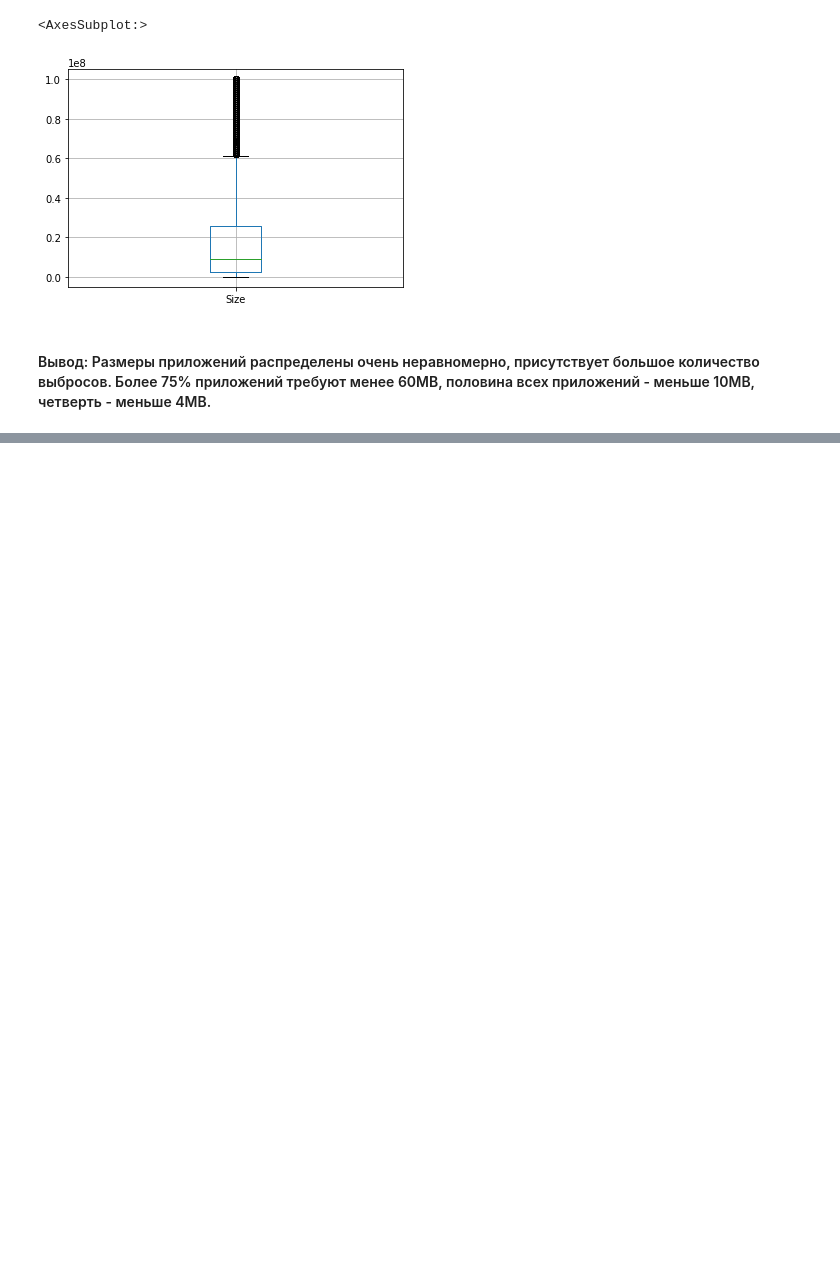
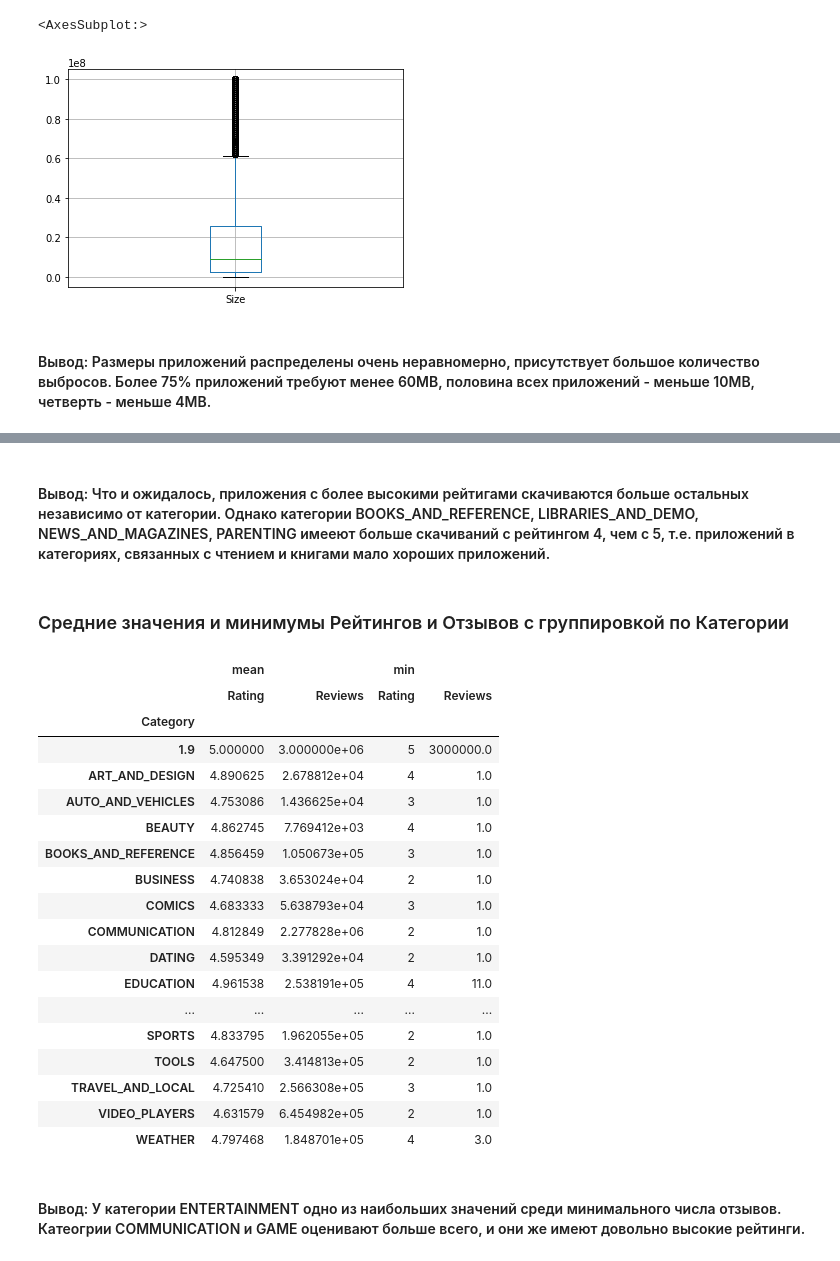
Before and after one commit to AlexeyShalaev/GooglePlayDataset, a Jupyter notebook: data_research.ipynb, the cells around one changed output, grey strips where cells are left out. Saved outputs shown, nothing was run; the diff lists cells and outputs as text; code cells hidden in the pictures; blank space fills up the shorter version.

```diff
--- a/data_research.ipynb
+++ b/data_research.ipynb
@@ -453,0 +511,28 @@ df.boxplot(column='Size')
+# %% [markdown]
+#### Вывод: Что и ожидалось, приложения с более высокими рейтигами скачиваются больше остальных независимо от категории. Однако категории BOOKS_AND_REFERENCE, LIBRARIES_AND_DEMO, NEWS_AND_MAGAZINES, PARENTING имееют больше скачиваний с рейтингом 4, чем с 5, т.е. приложений в категориях, связанных с чтением и книгами мало хороших приложений.
+# %% [markdown]
+### Средние значения и минимумы Рейтингов и Отзывов с группировкой по Категории
+# %%
+df[df['Reviews'] > 0].pivot_table(index=['Category'], values=['Rating', 'Reviews'], aggfunc=['mean', 'min'])
+# %% [output]
+|  | mean |  | min |  |
+|  | Rating | Reviews | Rating | Reviews |
+| Category |  |  |  |  |
+| 1.9 | 5.000000 | 3.000000e+06 | 5 | 3000000.0 |
+| ART_AND_DESIGN | 4.890625 | 2.678812e+04 | 4 | 1.0 |
+| AUTO_AND_VEHICLES | 4.753086 | 1.436625e+04 | 3 | 1.0 |
+| BEAUTY | 4.862745 | 7.769412e+03 | 4 | 1.0 |
+| BOOKS_AND_REFERENCE | 4.856459 | 1.050673e+05 | 3 | 1.0 |
+| BUSINESS | 4.740838 | 3.653024e+04 | 2 | 1.0 |
+| COMICS | 4.683333 | 5.638793e+04 | 3 | 1.0 |
+| COMMUNICATION | 4.812849 | 2.277828e+06 | 2 | 1.0 |
+| DATING | 4.595349 | 3.391292e+04 | 2 | 1.0 |
+| EDUCATION | 4.961538 | 2.538191e+05 | 4 | 11.0 |
+| ... | ... | ... | ... | ... |
+| SPORTS | 4.833795 | 1.962055e+05 | 2 | 1.0 |
+| TOOLS | 4.647500 | 3.414813e+05 | 2 | 1.0 |
+| TRAVEL_AND_LOCAL | 4.725410 | 2.566308e+05 | 3 | 1.0 |
+| VIDEO_PLAYERS | 4.631579 | 6.454982e+05 | 2 | 1.0 |
+| WEATHER | 4.797468 | 1.848701e+05 | 4 | 3.0 |
+# %% [markdown]
+#### Вывод: У категории ENTERTAINMENT одно из наибольших значений среди минимального числа отзывов. Катеогрии COMMUNICATION и GAME оценивают больше всего, и они же имеют довольно высокие рейтинги.
```
Also changed, not shown: parts of 14 cells of this notebook, 1 other file.
